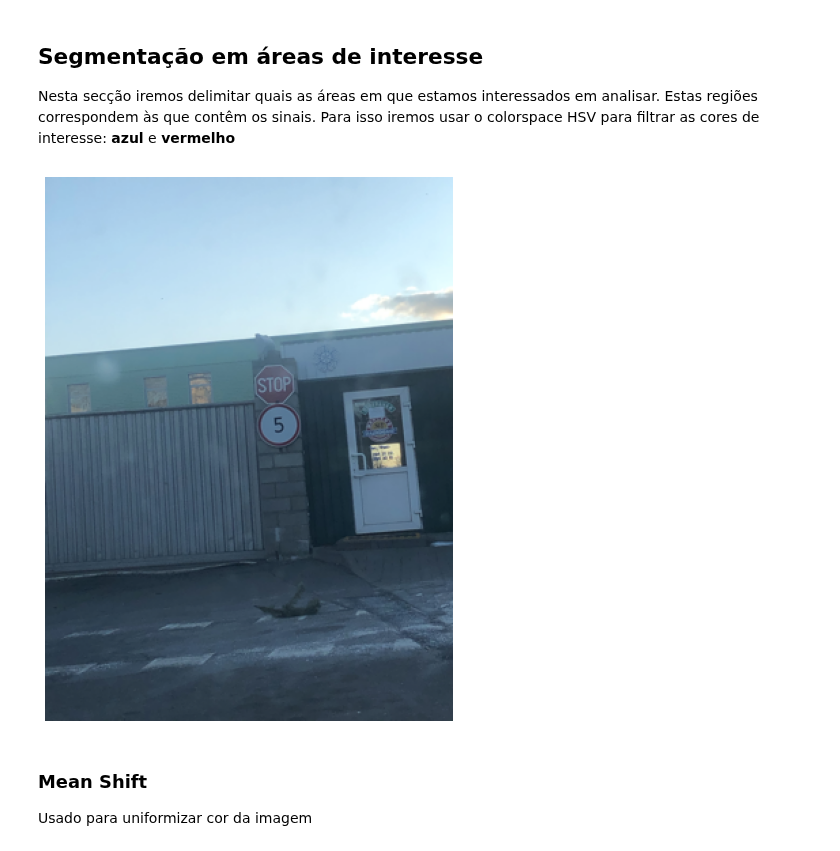
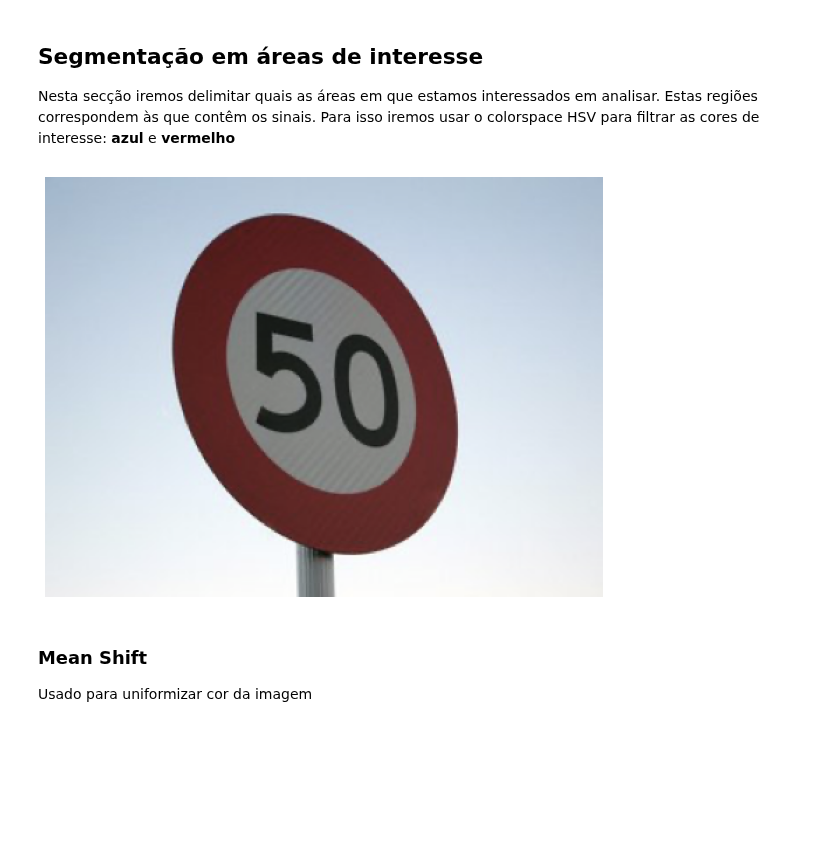
Before and after one commit to joaolucasmartins/VC2022, a Jupyter notebook: notebook.ipynb, the cells around one changed output. Cells and saved outputs as stored; diff of their text form; code cells hidden in the pictures; blank space fills up the shorter version.

```diff
--- a/notebook.ipynb
+++ b/notebook.ipynb
@@ -89,13 +89,13 @@ filterType(["speedlimit"])
 ## Segmentação em áreas de interesse
 Nesta secção iremos delimitar quais as áreas em que estamos interessados em analisar. Estas regiões correspondem às que contêm os sinais. Para isso iremos usar o colorspace HSV para filtrar as cores de interesse: **azul** e **vermelho**
 # %%
-imgId = filterType(["stop"]).index[0]
-imgId = 302
+imgId = filterType(["speedlimit"]).index[3]
+#imgId = 58
 img = importImage(imgId)
 #speedLimit = cv.imread('dataset/images/test.png')
 displayImage(img)
 # %% [output]
-[figure, old version]
+[figure, new version]
 # %% [markdown]
 ### Mean Shift
 Usado para uniformizar cor da imagem
```
Also changed, not shown: parts of 15 cells of this notebook.
